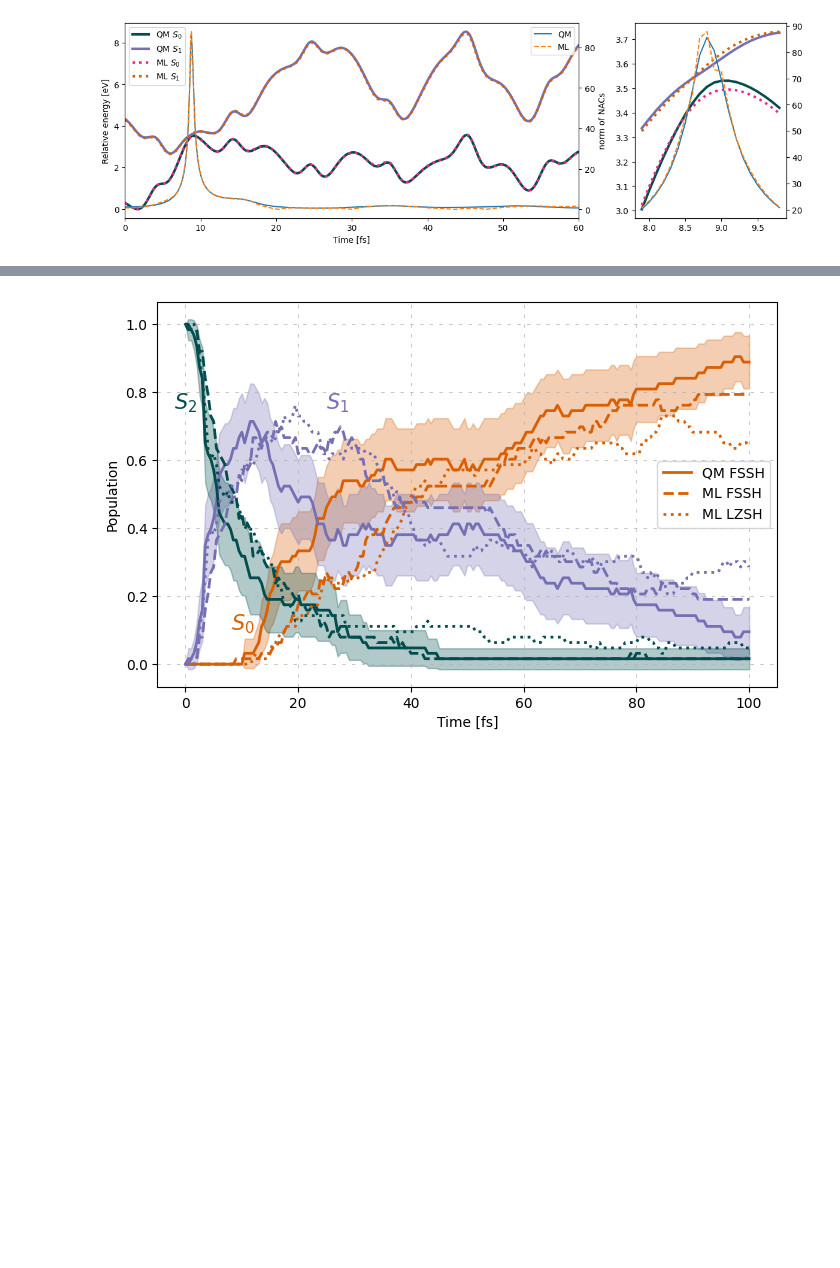
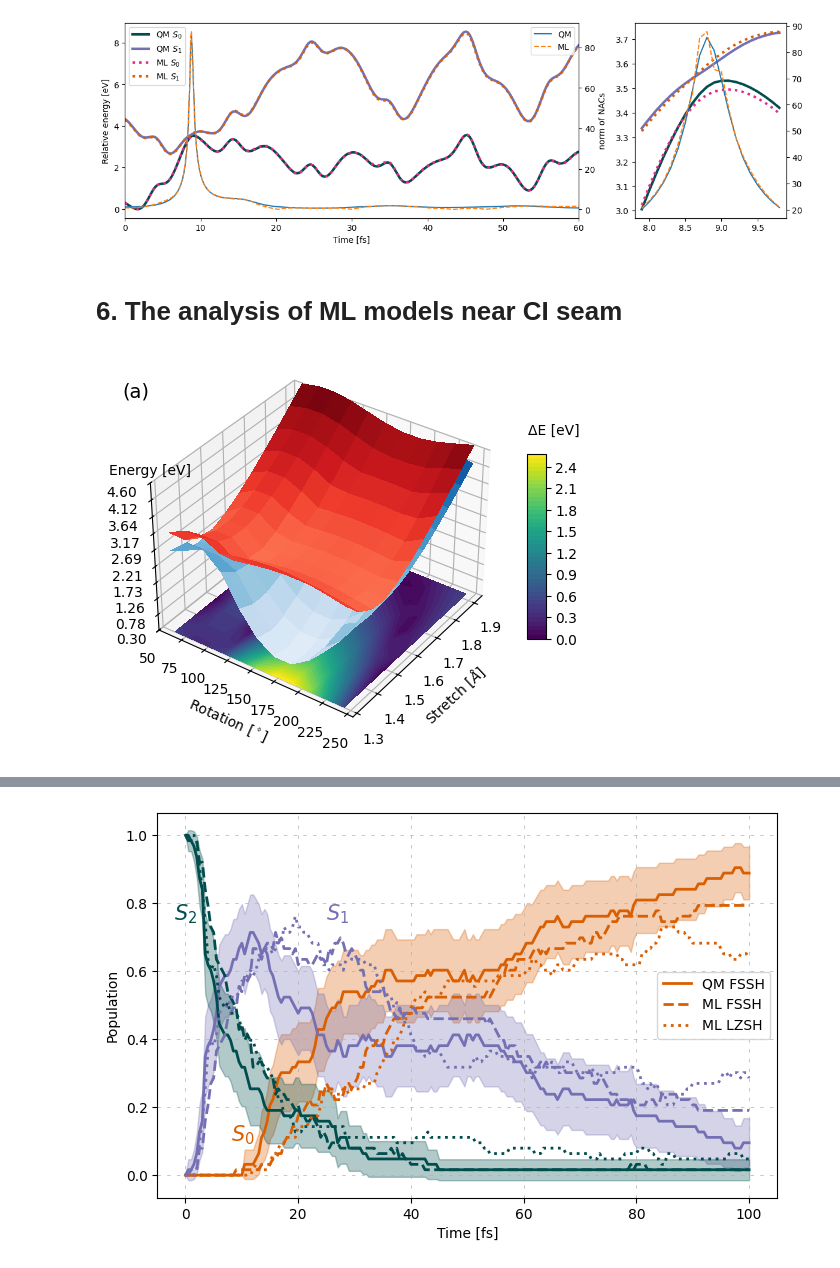
Before and after one commit to JakubMartinka/Fulvene-ML-FSSH, a Jupyter notebook: SI.ipynb, the cells around one changed output, grey strips where cells are left out. Cells and saved outputs as stored; diff of their text form; code cells hidden in the pictures; blank space fills up the shorter version.

```diff
--- a/SI.ipynb
+++ b/SI.ipynb
@@ -467,3 +469,5 @@ for i in range(10):
 [figure]
 [figure]
 [figure]
+# %% [markdown]
+# 6. The analysis of ML models near CI seam
@@ -469,0 +479,54 @@ for i in range(10):
+# %%
+mols = ml.data.molecular_database.load(filename=f'data/grid_PES_col.json', format='json')
+
+dihedral = []; bond_lenght = []
+bond_tr = np.linspace(-0.3, 0.12, grid_size)
+bond_rot = np.linspace(0, 180, grid_size)
+
+energies_s0 = np.zeros((grid_size,grid_size))
+energies_s1 = np.zeros((grid_size,grid_size))
+
+k = 0
+for i in range(grid_size):
+    dihedral.append(bond_rot[i]+dihedral_init)
+    for j in range(grid_size):
+        if i == 0:
+            bond_lenght.append(np.sqrt(sum(((mols[k].xyz_coordinates[0] - mols[k].xyz_coordinates[5]))**2)))
+        energies_s0[i,j] = (mols[k].electronic_states[0].energy - Emin) * ml.constants.Hartree2eV
+        energies_s1[i,j] = (mols[k].electronic_states[1].energy - Emin) * ml.constants.Hartree2eV
+        k += 1
+# %%
+fig, ax = plt.subplots(subplot_kw={"projection": "3d"})
+ax.view_init(elev=35, azim=35, roll=0)
+
+X, Y = np.meshgrid(bond_lenght, dihedral)
+
+zmin = min(energies_s0.min(), energies_s1.min())-0.5
+zmax = max(energies_s0.max(), energies_s1.max())
+norm = plt.Normalize(vmin=zmin, vmax=zmax)
+
+surf = ax.plot_surface(X, Y, energies_s0, cmap=cm.Blues, norm=norm, alpha=1, linewidth=0, antialiased=False)
+surf = ax.plot_surface(X, Y, energies_s1, cmap=cm.Reds, norm=norm, alpha=1, linewidth=0, antialiased=False)
+ax.zaxis.set_major_locator(LinearLocator(10))
+ax.zaxis.set_major_formatter('{x:.02f}')
+
+diff = energies_s1 - energies_s0
+norm_diff = plt.Normalize(vmin=diff.min(), vmax=diff.max())
+ground = ax.contourf(X, Y, diff, zdir='z', levels=50, offset=zmin, cmap='viridis', norm=norm_diff)
+
+ax.set_xlabel(r'Stretch [$\AA$]')
+ax.set_ylabel(r'Rotation [$^\circ$]')
+ax.set_xlim(max(bond_lenght)+0.02, min(bond_lenght)-0.02)
+ax.set_zlim(0.3, 4.6)
+
+ax.text(1.3, 35, ax.get_zlim()[1]+2, '(a)', ha='center', va='bottom', fontsize=14)
+ax.text(1.3, 45, ax.get_zlim()[1], 'Energy [eV]', ha='center', va='bottom')
+
+cb = fig.colorbar(ground, shrink=0.5, aspect=10, pad=0.05)
+ax.text(2.1, 290, ax.get_zlim()[1], 'ΔE [eV]', ha='center', va='bottom')
+
+#save_fig('COL_PES', tight_layout=False)
+
+plt.show()
+# %% [output]
+[figure, added]
```
Also changed, not shown: parts of 19 cells of this notebook.
